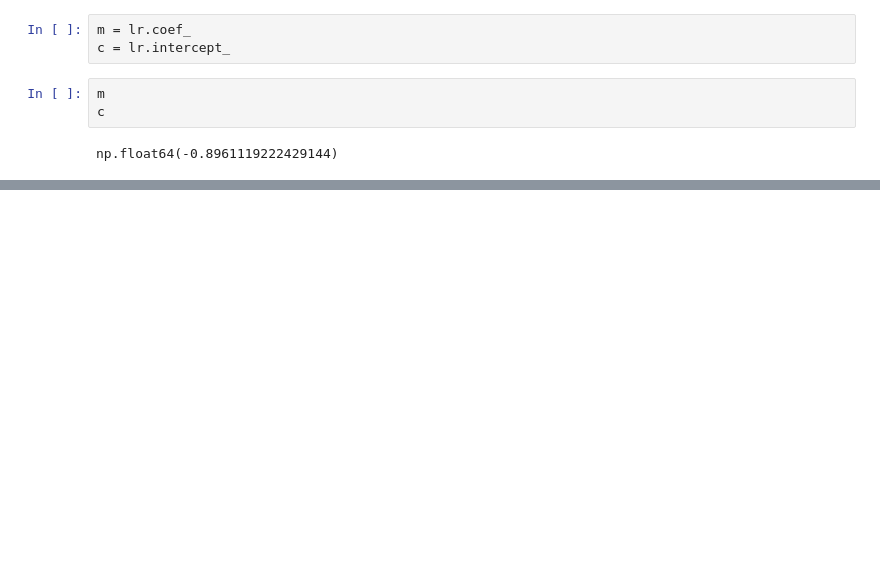
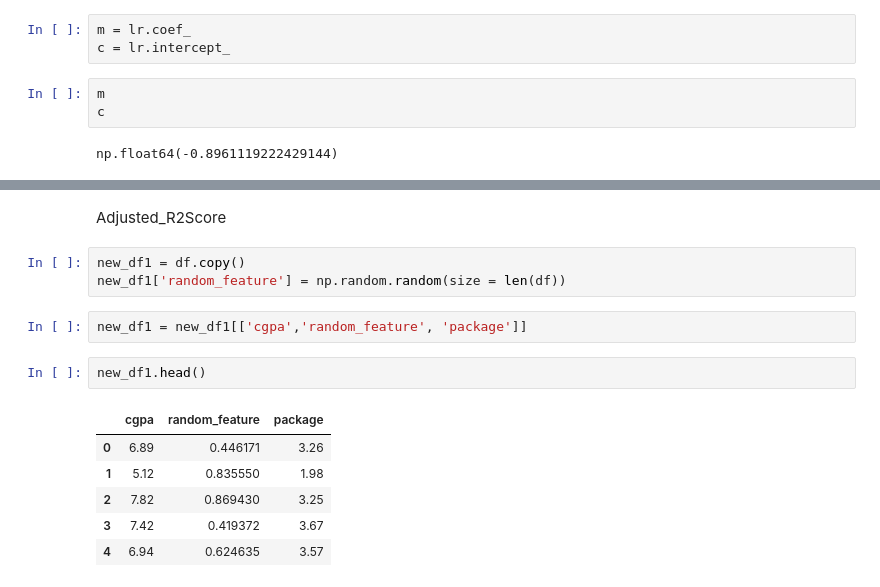
Before and after one commit to Aman-7745/Machine_Learning, a Jupyter notebook: Regression/LinearRegression.ipynb, the cells around one changed output, grey strips where cells are left out. Drawn from its saved outputs; the diff is of its cells as text; blank space fills up the shorter version.

```diff
--- a/Regression/LinearRegression.ipynb
+++ b/Regression/LinearRegression.ipynb
@@ -84,0 +106,16 @@ np.float64(-0.8961119222429144)
+# %% [markdown]
+Adjusted_R2Score
+# %%
+new_df1 = df.copy()
+new_df1['random_feature'] = np.random.random(size = len(df))
+# %%
+new_df1 = new_df1[['cgpa','random_feature', 'package']]
+# %%
+new_df1.head()
+# %% [output]
+|  | cgpa | random_feature | package |
+| 0 | 6.89 | 0.446171 | 3.26 |
+| 1 | 5.12 | 0.835550 | 1.98 |
+| 2 | 7.82 | 0.869430 | 3.25 |
+| 3 | 7.42 | 0.419372 | 3.67 |
+| 4 | 6.94 | 0.624635 | 3.57 |
```
Also changed, not shown: parts of 25 cells of this notebook.
